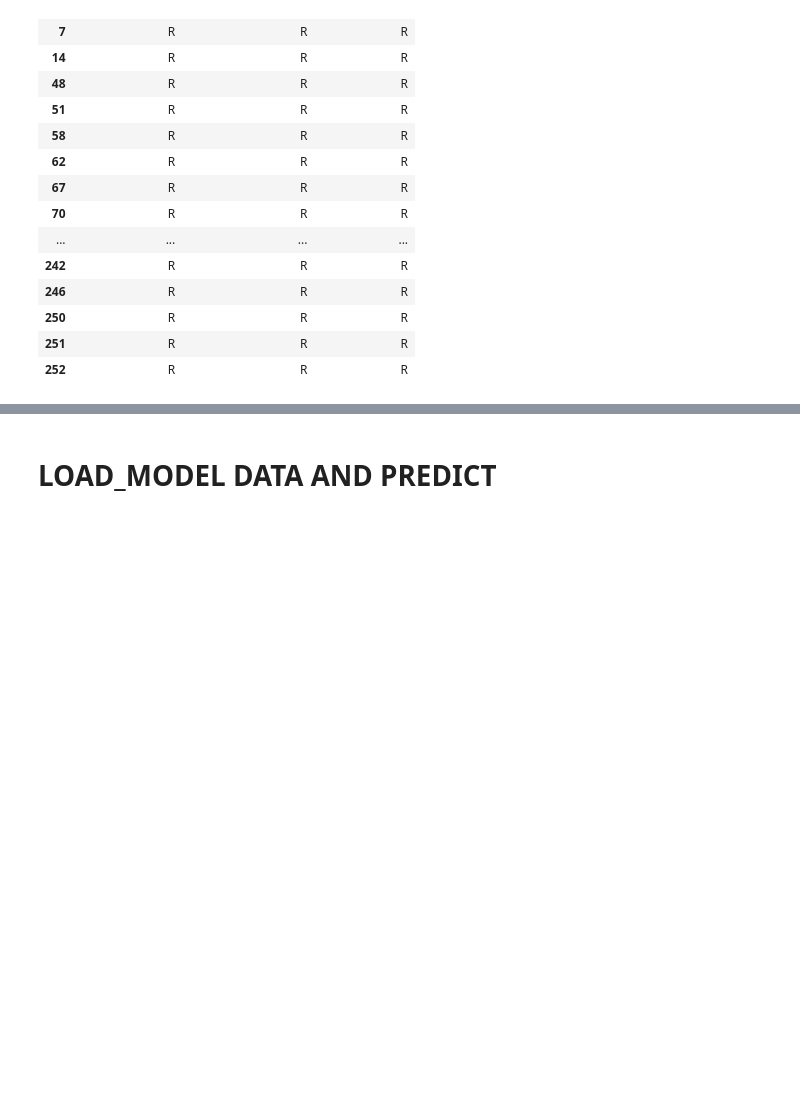
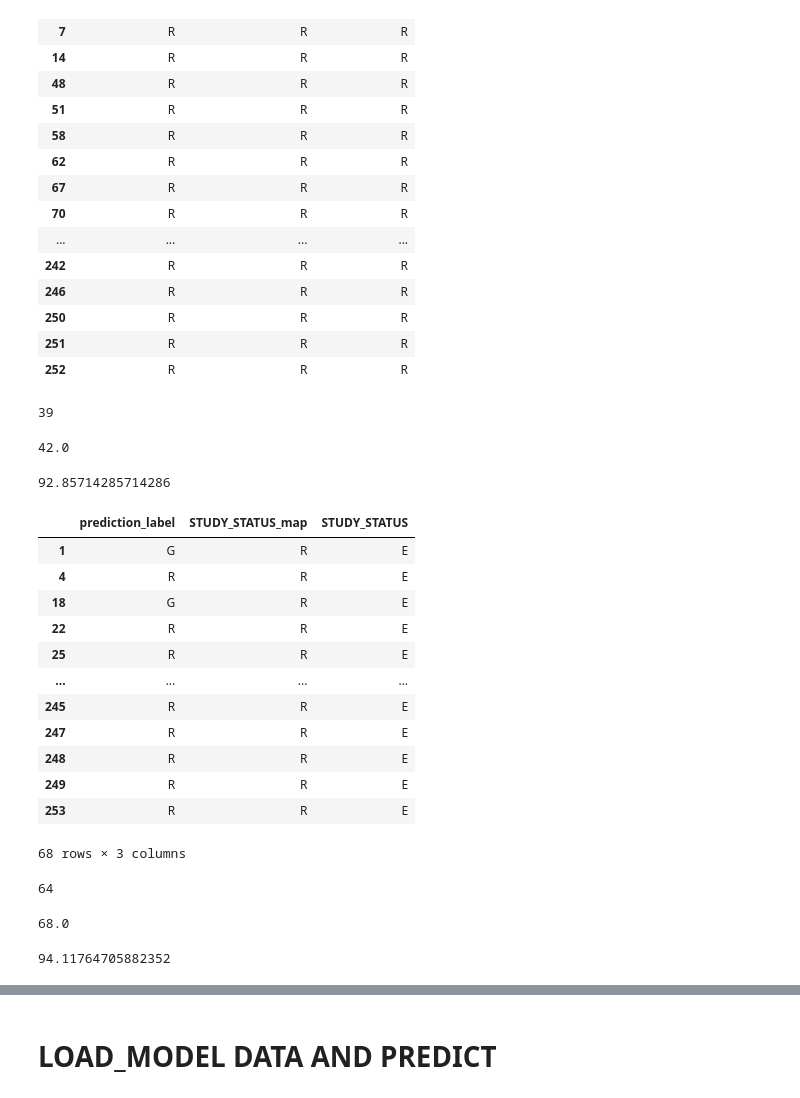
Before and after one commit to MossOcelot/PredictDropoutStudent, a Jupyter notebook: model/feature_data_.ipynb, the cells around one changed output, grey strips where cells are left out. Saved outputs shown, nothing was run; the diff lists cells and outputs as text; code cells hidden in the pictures; blank space fills up the shorter version.

```diff
--- a/model/feature_data_.ipynb
+++ b/model/feature_data_.ipynb
@@ -279,3 +280,44 @@ compare_test_[compare_test_['STUDY_STATUS'] == 'R']
 | 250 | R | R | R |
 | 251 | R | R | R |
 | 252 | R | R | R |
+# %%
+(c['STUDY_STATUS'] == c['prediction_label']).sum()
+# %% [output]
+39
+# %%
+c.size / 3
+# %% [output]
+42.0
+# %%
+((c['STUDY_STATUS'] == c['prediction_label']).sum() / (c.size / 3))*100
+# %% [output]
+92.85714285714286
+# %%
+e = compare_test_[compare_test_['STUDY_STATUS'] == 'E']
+e
+# %% [output]
+|  | prediction_label | STUDY_STATUS_map | STUDY_STATUS |
+| 1 | G | R | E |
+| 4 | R | R | E |
+| 18 | G | R | E |
+| 22 | R | R | E |
+| 25 | R | R | E |
+| ... | ... | ... | ... |
+| 245 | R | R | E |
+| 247 | R | R | E |
+| 248 | R | R | E |
+| 249 | R | R | E |
+| 253 | R | R | E |
+68 rows × 3 columns
+# %%
+(e['STUDY_STATUS_map'] == e['prediction_label']).sum()
+# %% [output]
+64
+# %%
+e.size / 3
+# %% [output]
+68.0
+# %%
+((e['STUDY_STATUS_map'] == e['prediction_label']).sum() / (e.size / 3))*100
+# %% [output]
+94.11764705882352
```
Also changed, not shown: parts of 6 cells of this notebook.
